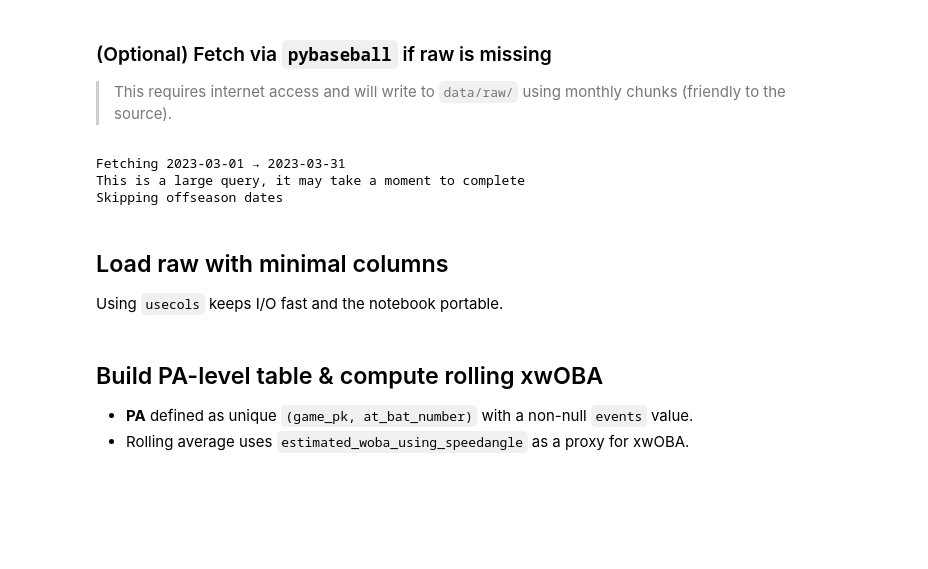
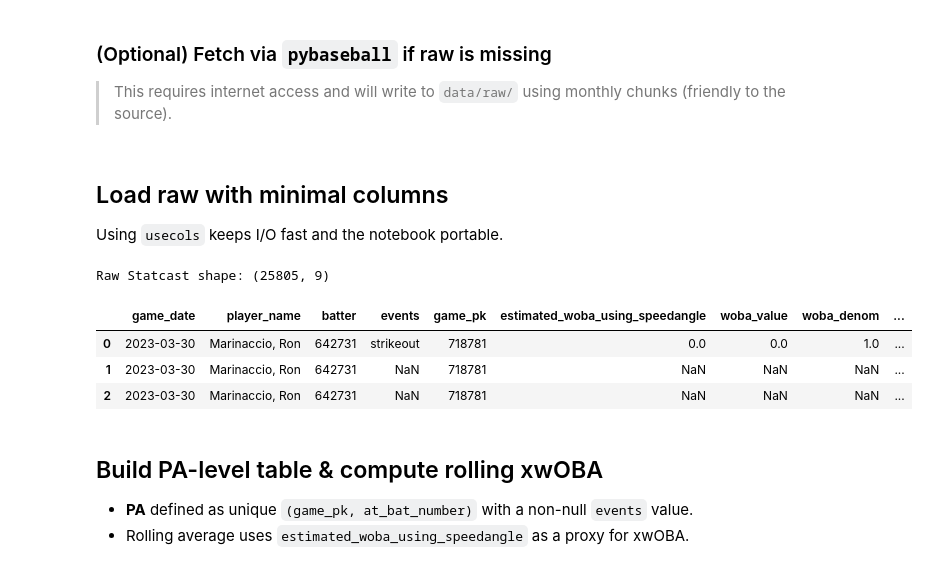
Before and after one commit to mvaliadis/teamworks-intelligence-ml-yankees, a Jupyter notebook: notebooks/yankees_2023_rolling_xwoba_and_comps.ipynb, the cells around one changed output. Drawn from its saved outputs; the diff is of its cells as text; code cells hidden in the pictures; blank space fills up the shorter version.

```diff
--- a/notebooks/yankees_2023_rolling_xwoba_and_comps.ipynb
+++ b/notebooks/yankees_2023_rolling_xwoba_and_comps.ipynb
@@ -55,51 +53,55 @@ Error:
 
 > This requires internet access and will write to `data/raw/` using monthly chunks (friendly to the source).
 # %%
-# OPTIONAL: Fetch raw 2023 for NYY if not present
-# Uncomment and run if needed.
-from pybaseball import statcast
-import pandas as pd
-from datetime import date
-RAW_DIR.mkdir(parents=True, exist_ok=True)
-months = [(3,31),(4,30),(5,31),(6,30),(7,31),(8,31),(9,30),(10,31)]
-frames = []
-for m, last_day in months:
-    start = f"{YEAR}-{m:02d}-01"
-    end   = f"{YEAR}-{m:02d}-{last_day:02d}"
-    print("Fetching", start, "→", end)
-    df = statcast(start_dt=start, end_dt=end, team=TEAM)
-    frames.append(df)
-raw = pd.concat(frames, ignore_index=True)
-outp = RAW_DIR / f"statcast_{TEAM}_{YEAR}.csv"
-raw.to_csv(outp, index=False)
-raw_path = outp
-raw_path
+# # OPTIONAL: Fetch raw 2023 for NYY if not present
+# # Uncomment and run if needed.
+# from pybaseball import statcast
+# import pandas as pd
+# from datetime import date
+# RAW_DIR.mkdir(parents=True, exist_ok=True)
+# months = [(3,31),(4,30),(5,31),(6,30),(7,31),(8,31),(9,30),(10,31)]
+# frames = []
+# for m, last_day in months:
+#     start = f"{YEAR}-{m:02d}-01"
+#     end   = f"{YEAR}-{m:02d}-{last_day:02d}"
+#     print("Fetching", start, "→", end)
+#     df = statcast(start_dt=start, end_dt=end, team=TEAM)
+#     frames.append(df)
+# raw = pd.concat(frames, ignore_index=True)
+# outp = RAW_DIR / f"statcast_{TEAM}_{YEAR}.csv"
+# raw.to_csv(outp, index=False)
+# raw_path = outp
+# raw_path
-# %% [output]
-Fetching 2023-03-01 → 2023-03-31
-This is a large query, it may take a moment to complete
-Skipping offseason dates
 # %% [markdown]
 ## Load raw with minimal columns
 
 Using `usecols` keeps I/O fast and the notebook portable.
+# %%
+raw_path = 'c:/Users/mvali/Documents/Employment/teamworks-intelligence-ml-yankees/data/raw/statcast_NYY_2023.csv'
 # %%
 usecols = [
     "game_date","game_pk","at_bat_number",
     "batter","player_name","batter_name","batter_full_name",
     "estimated_woba_using_speedangle","woba_value","woba_denom",
     "events"
 ]
 
-if raw_path and raw_path.exists():
+if raw_path:
     header = pd.read_csv(raw_path, nrows=0).columns.tolist()
     cols = [c for c in usecols if c in header]
     sc = pd.read_csv(raw_path, usecols=cols, low_memory=False)
 else:
     # try a small fallback (optional)
     sc = pd.DataFrame()
 
 print("Raw Statcast shape:", sc.shape)
 display(sc.head(3))
+# %% [output]
+Raw Statcast shape: (25805, 9)
+|  | game_date | player_name | batter | events | game_pk | estimated_woba_using_speedangle | woba_value | woba_denom | ... |
+| 0 | 2023-03-30 | Marinaccio, Ron | 642731 | strikeout | 718781 | 0.0 | 0.0 | 1.0 | ... |
+| 1 | 2023-03-30 | Marinaccio, Ron | 642731 | NaN | 718781 | NaN | NaN | NaN | ... |
+| 2 | 2023-03-30 | Marinaccio, Ron | 642731 | NaN | 718781 | NaN | NaN | NaN | ... |
 # %% [markdown]
 ## Build PA-level table & compute rolling xwOBA
 
```
Also changed, not shown: parts of 5 cells of this notebook.
